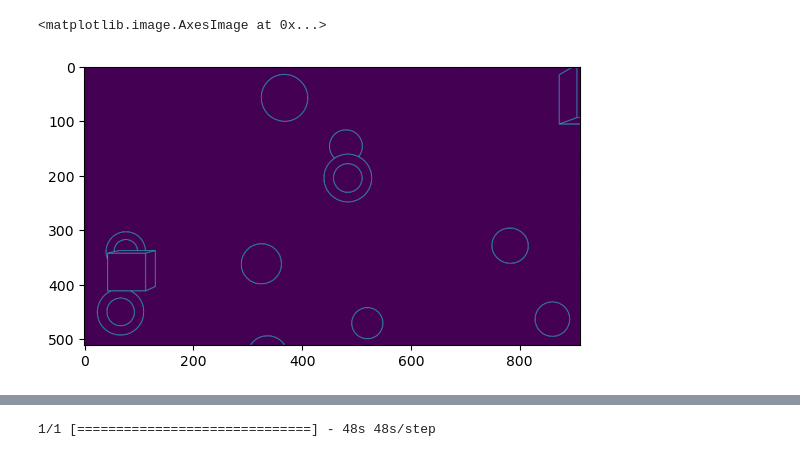
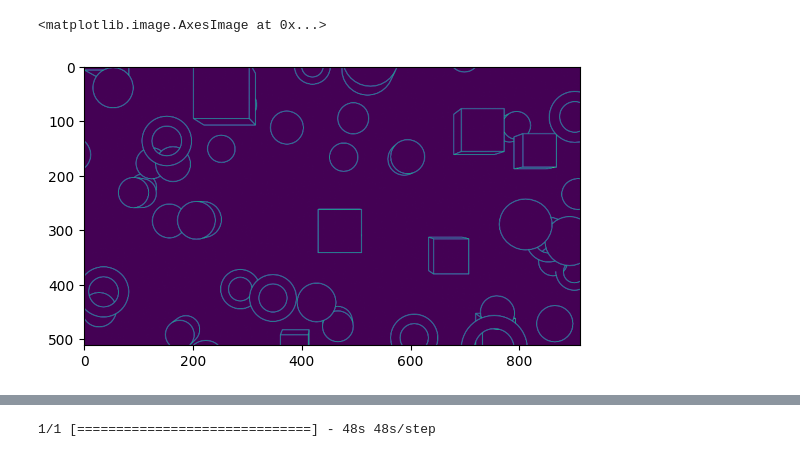
Before and after one commit to tomaszjacek/blenderAutomation, a Jupyter notebook: dexiNedDeeplo/dexined_implementation.ipynb, the cells around one changed output, grey strips where cells are left out. Saved outputs shown, nothing was run; the diff lists cells and outputs as text; code cells hidden in the pictures.

Commit message:
new dexined implementation with custom training loop

```diff
--- a/dexiNedDeeplo/dexined_implementation.ipynb
+++ b/dexiNedDeeplo/dexined_implementation.ipynb
@@ -82,11 +68,11 @@ def read_edge(path, H=512, W=912):
     return x
 # %%
 
-img = read_edge("outlineOutput/test_edge/rare_723.png", H=512, W=912)
+img = read_edge(data_path+"/train_edge/dense_000.png", H=512, W=912)
 plt.imshow(img)
 # %% [output]
 <matplotlib.image.AxesImage at 0x...>
-[figure, old version]
+[figure, new version]
 # %%
 def preprocess(x,y,H=512, W=912):
 
```
Also changed, not shown: parts of 12 cells of this notebook, 2 other files.
